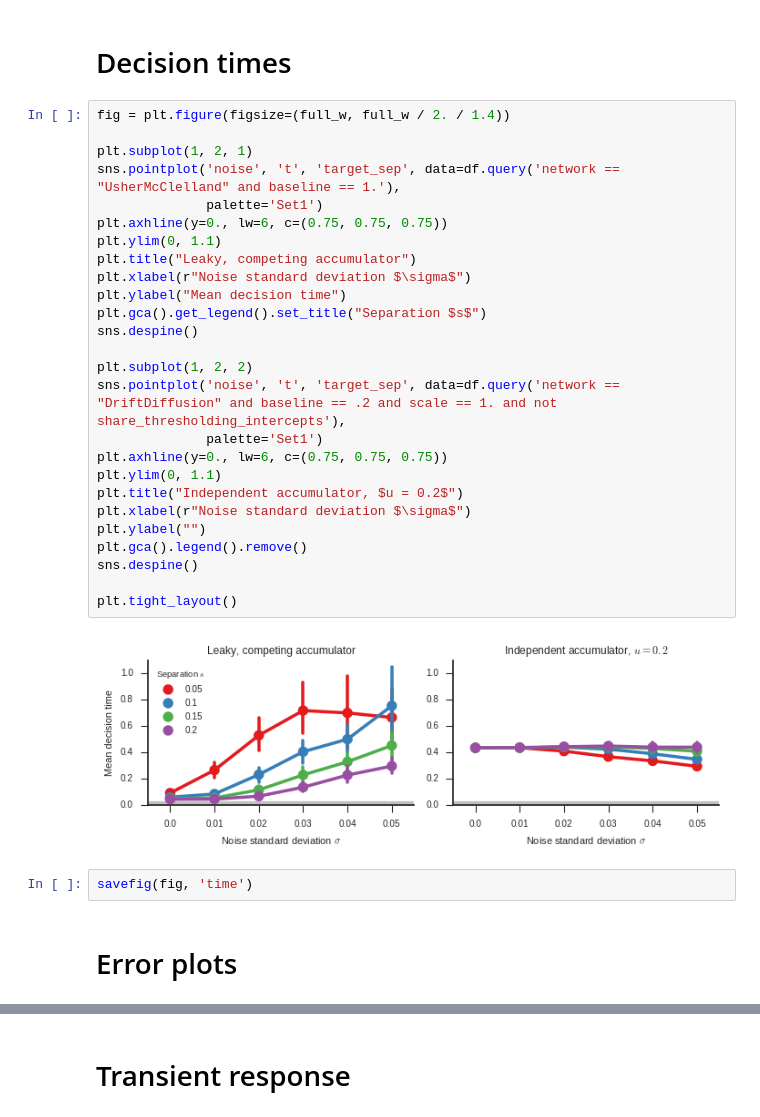
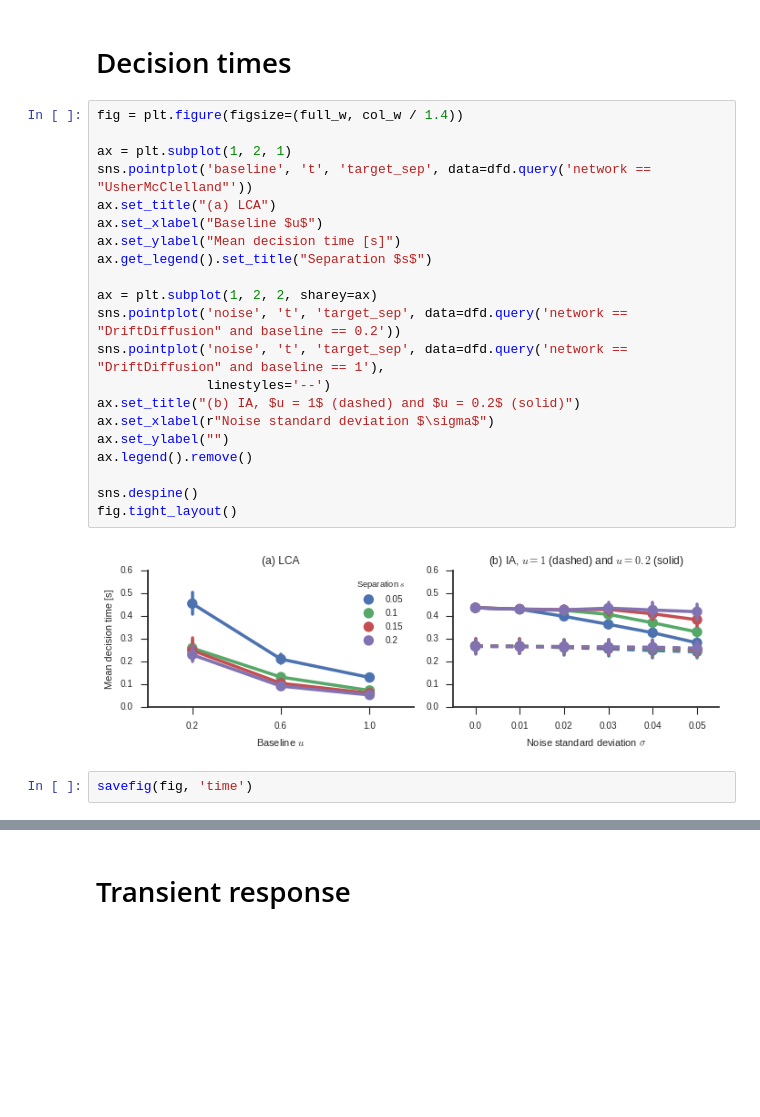
Before and after one commit to ctn-waterloo/cogsci17-decide, a Jupyter notebook: notebooks/Data based plots.ipynb, the cells around one changed output, grey strips where cells are left out. Saved outputs shown, nothing was run; the diff lists cells and outputs as text; blank space fills up the shorter version.

```diff
--- a/notebooks/Data based plots.ipynb
+++ b/notebooks/Data based plots.ipynb
@@ -86,35 +112,28 @@ plt.tight_layout()
 savefig(fig, 'correct')
 # %% [markdown]
 # Decision times
-# %%
-fig = plt.figure(figsize=(full_w, full_w / 2. / 1.4))
-
-plt.subplot(1, 2, 1)
-sns.pointplot('noise', 't', 'target_sep', data=df.query('network == "UsherMcClelland" and baseline == 1.'),
-              palette='Set1')
-plt.axhline(y=0., lw=6, c=(0.75, 0.75, 0.75))
-plt.ylim(0, 1.1)
-plt.title("Leaky, competing accumulator")
-plt.xlabel(r"Noise standard deviation $\sigma$")
-plt.ylabel("Mean decision time")
-plt.gca().get_legend().set_title("Separation $s$")
-sns.despine()
-
-plt.subplot(1, 2, 2)
-sns.pointplot('noise', 't', 'target_sep', data=df.query('network == "DriftDiffusion" and baseline == .2 and scale == 1. and not share_thresholding_intercepts'),
-              palette='Set1')
-plt.axhline(y=0., lw=6, c=(0.75, 0.75, 0.75))
-plt.ylim(0, 1.1)
-plt.title("Independent accumulator, $u = 0.2$")
-plt.xlabel(r"Noise standard deviation $\sigma$")
-plt.ylabel("")
-plt.gca().legend().remove()
-sns.despine()
-
-plt.tight_layout()
-# %% [output]
-[figure, removed]
+# %%
+fig = plt.figure(figsize=(full_w, col_w / 1.4))
+
+ax = plt.subplot(1, 2, 1)
+sns.pointplot('baseline', 't', 'target_sep', data=dfd.query('network == "UsherMcClelland"'))
+ax.set_title("(a) LCA")
+ax.set_xlabel("Baseline $u$")
+ax.set_ylabel("Mean decision time [s]")
+ax.get_legend().set_title("Separation $s$")
+
+ax = plt.subplot(1, 2, 2, sharey=ax)
+sns.pointplot('noise', 't', 'target_sep', data=dfd.query('network == "DriftDiffusion" and baseline == 0.2'))
+sns.pointplot('noise', 't', 'target_sep', data=dfd.query('network == "DriftDiffusion" and baseline == 1'),
+              linestyles='--')
+ax.set_title("(b) IA, $u = 1$ (dashed) and $u = 0.2$ (solid)")
+ax.set_xlabel(r"Noise standard deviation $\sigma$")
+ax.set_ylabel("")
+ax.legend().remove()
+
+sns.despine()
+fig.tight_layout()
+# %% [output]
+[figure, added]
 # %%
 savefig(fig, 'time')
-# %% [markdown]
-# Error plots
```
Also changed, not shown: parts of 10 cells of this notebook, 5 other files.
